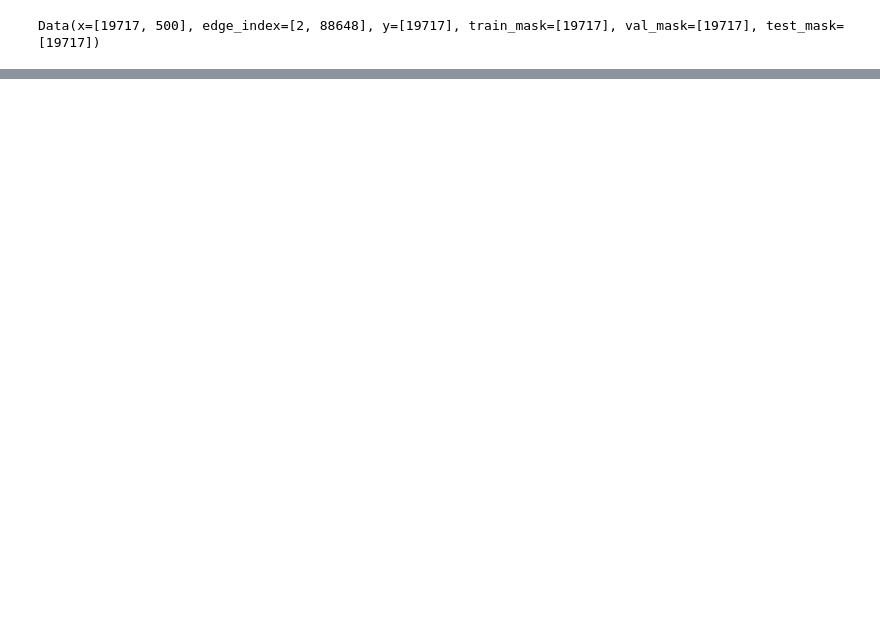
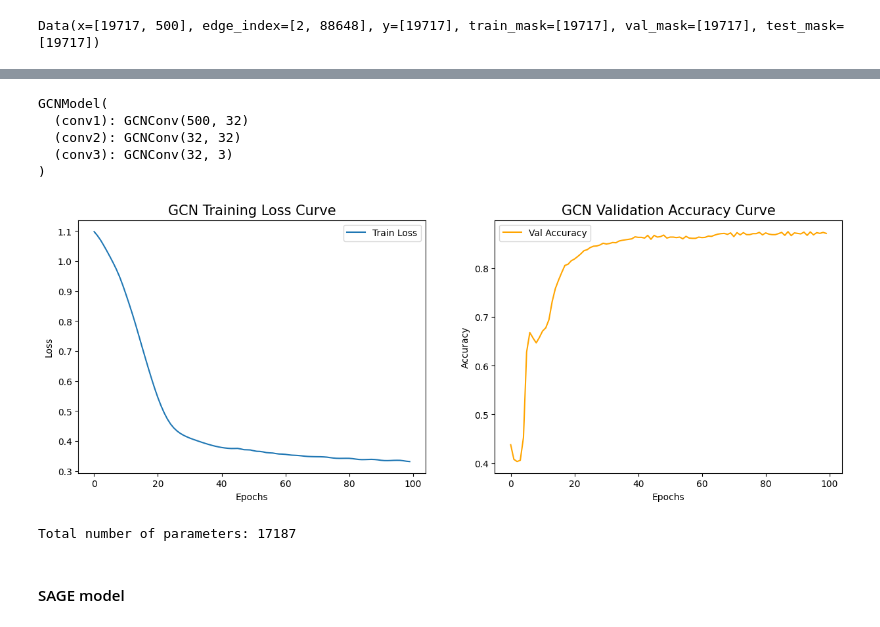
Before and after one commit to laacri/SNOM-social-networks, a Jupyter notebook: Homework/Problem6.ipynb, the cells around one changed output, grey strips where cells are left out. Drawn from its saved outputs; the diff is of its cells as text; code cells hidden in the pictures; blank space fills up the shorter version.

```diff
--- a/Homework/Problem6.ipynb
+++ b/Homework/Problem6.ipynb
@@ -140,0 +268,4 @@ publications.
+# %%
+split = T.RandomNodeSplit(num_val = 0.1, num_test = 0.2)
+graph = split(data)
+graph
@@ -140,0 +276,22 @@ publications.
+# %%
+# Try GCN model with 3 layers, with/without dropout, with relu/leaky relu
+class GCNModel(nn.Module):
+    def __init__(self, dataset, hidden_channels = 32): # , dropout=0.5
+        super().__init__()
+
+        self.conv1 = GCNConv(dataset.num_node_features, hidden_channels)
+        self.conv2 = GCNConv(hidden_channels, hidden_channels)
+        self.conv3 = GCNConv(hidden_channels, dataset.num_classes)
+        #self.dropout = dropout
+
+    def forward(self, data):
+        x, edge_index = data.x, data.edge_index
+
+        x = self.conv1(x, edge_index)
+        x = F.leaky_relu(x) #x = F.relu(x)
+        #x = F.dropout(x, p=self.dropout, training=self.training)
+        x = self.conv2(x, edge_index)
+        x = F.leaky_relu(x)
+        #x = F.dropout(x, p=self.dropout, training=self.training)
+        x = self.conv3(x, edge_index)
+        return x
@@ -140,0 +332,12 @@ publications.
+# %%
+lr = 0.01
+wd = 5e-4
+n_epochs = 100
+
+gcn = GCNModel(dataset).to(device)
+optimizer_gcn = Adam(gcn.parameters(), lr = lr, weight_decay = wd)
+criterion = nn.CrossEntropyLoss()
+gcn, train_lss_curve_gcn, val_acc_curve_gcn  = train_node_classifier(gcn, graph, optimizer_gcn, criterion, n_epochs)
+
+test_acc_gcn = eval_node_classifier(gcn, graph, graph.test_mask)
+print(f'Test accuracy {test_acc_gcn:.2f}%')
@@ -140,0 +362,21 @@ publications.
+# %%
+# Model structure
+gcn
+# %% [output]
+GCNModel(
+  (conv1): GCNConv(500, 32)
+  (conv2): GCNConv(32, 32)
+  (conv3): GCNConv(32, 3)
+)
+# %%
+plot_loss_acc(train_lss_curve_gcn, val_acc_curve_gcn, 1, False)
+# %% [output]
+[figure, added]
+# %%
+# Print number of parameters
+gcn_total_params = sum(p.numel() for p in gcn.parameters() if p.requires_grad)
+print(f'Total number of parameters: {gcn_total_params}')
+# %% [output]
+Total number of parameters: 17187
+# %% [markdown]
+#### SAGE model
```
Also changed, not shown: parts of 88 cells of this notebook, 16 other files.
